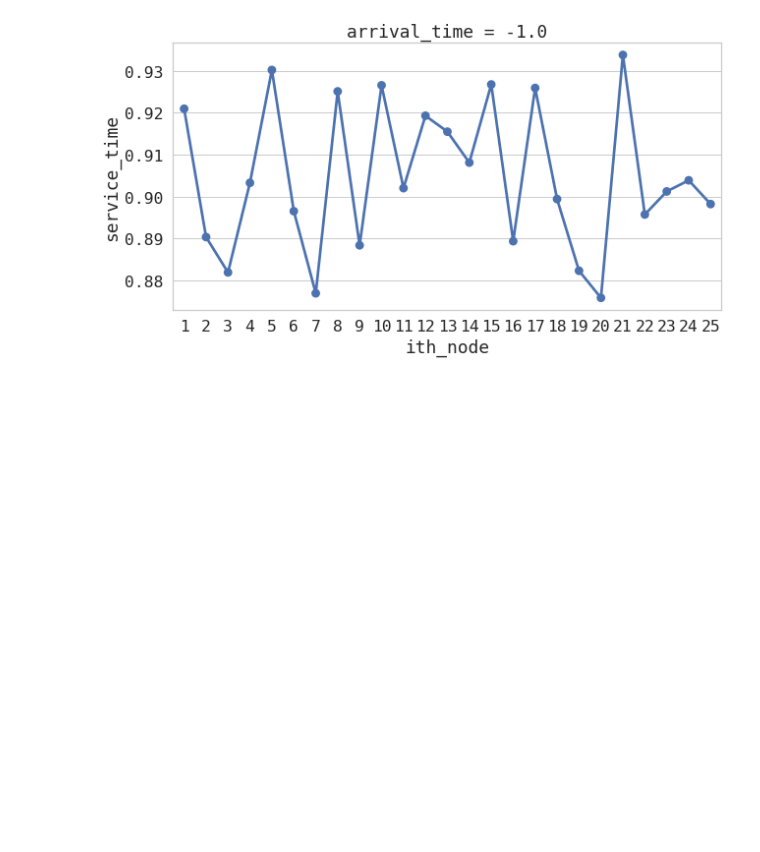
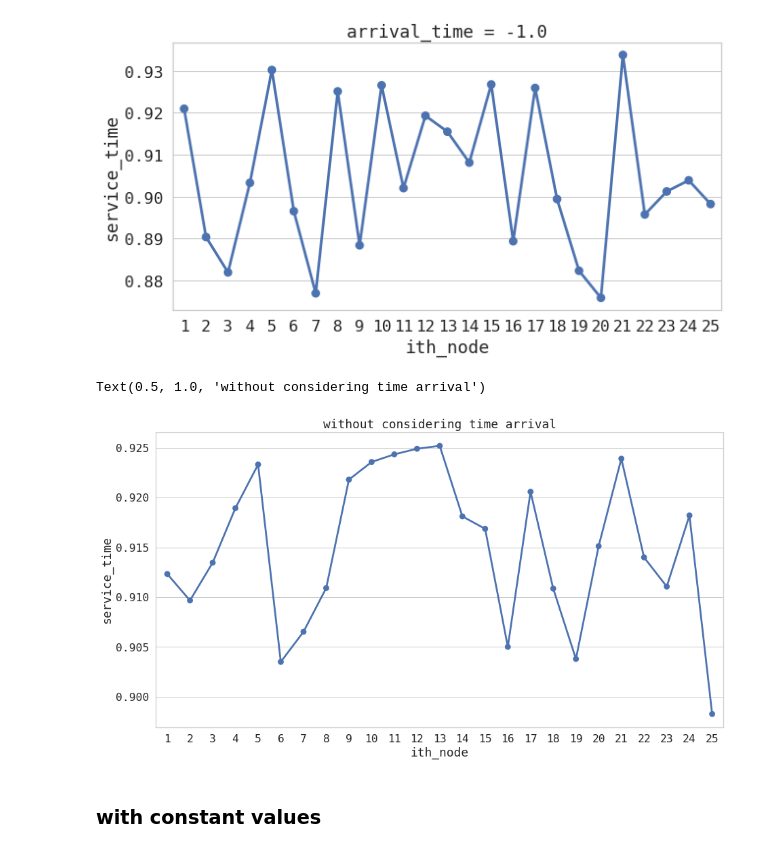
Before and after one commit to javier-pg/sysrepo-cfgssl, a Jupyter notebook: experimental_data/performance_analysis.ipynb, the cells around one changed output. Saved outputs shown, nothing was run; the diff lists cells and outputs as text; code cells hidden in the pictures; blank space fills up the shorter version.

```diff
--- a/experimental_data/performance_analysis.ipynb
+++ b/experimental_data/performance_analysis.ipynb
@@ -240,3 +242,20 @@ for arrival_time in times.arrival_time.unique():
 [figure]
 [figure]
 [figure]
+# %%
+fig, axs = plt.subplots(1, 1, figsize=(15,8))
+
+sns.pointplot(x=x,
+            y=y,
+            data=times,
+            ax=axs,
+            legend_out=True,
+            dodge=True,
+            ci=None)
+
+plt.title("without considering time arrival")
+# %% [output]
+Text(0.5, 1.0, 'without considering time arrival')
+[figure, added]
+# %% [markdown]
+### with constant values
```
Also changed, not shown: parts of 14 cells of this notebook.
